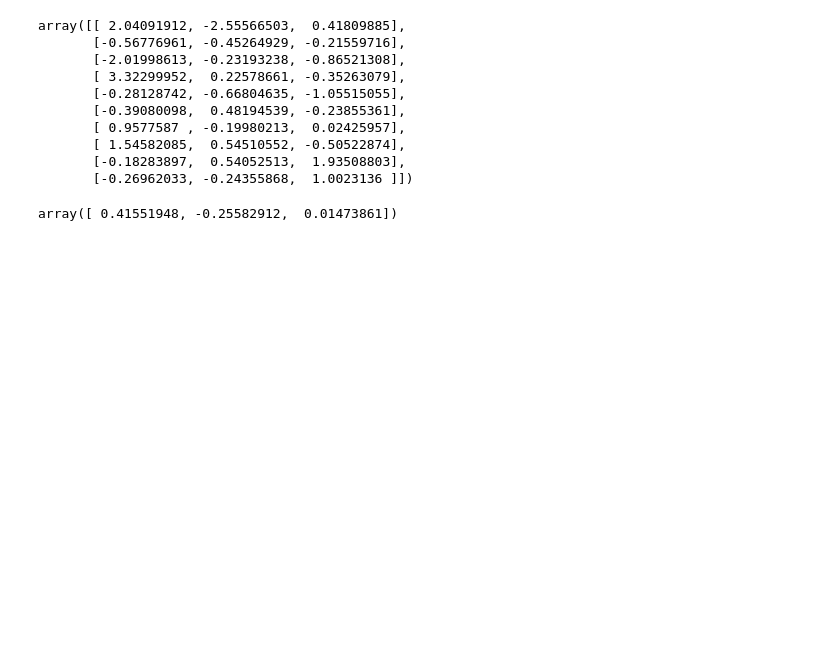
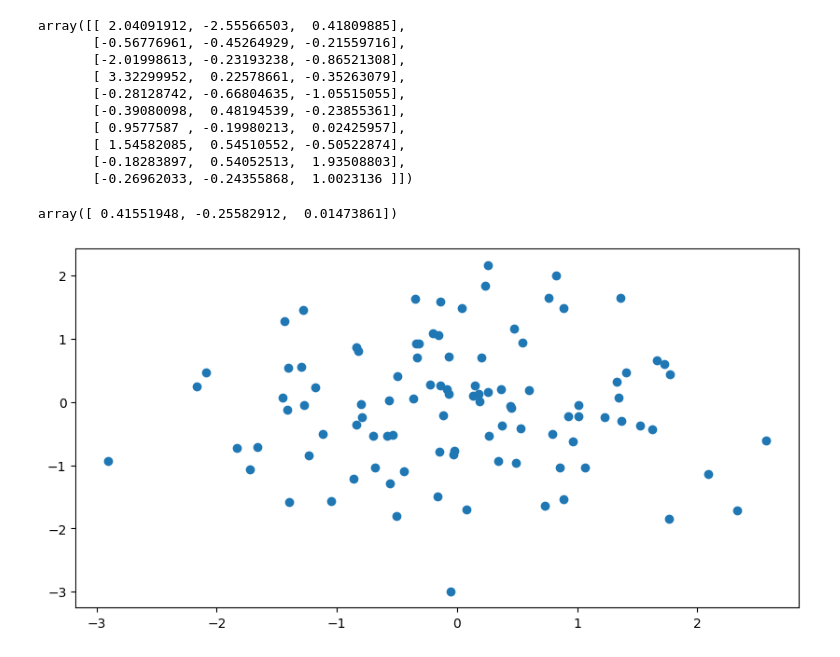
Before and after one commit to ltf1/statistical_learning_python, a Jupyter notebook: chapter_1.ipynb, the cells around one changed output. Saved outputs shown, nothing was run; the diff lists cells and outputs as text; code cells hidden in the pictures; blank space fills up the shorter version.

Commit message:
updates on graphics

```diff
--- a/chapter_1.ipynb
+++ b/chapter_1.ipynb
@@ -136,0 +139,7 @@ array([ 0.41551948, -0.25582912,  0.01473861])
+# %%
+fix, ax = subplots(figsize = (10, 5))
+x = rng.standard_normal(100)
+y = rng.standard_normal(100)
+ax.plot(x, y, "o", label='data');
+# %% [output]
+[figure, added]
```
Also changed, not shown: parts of 11 cells of this notebook, 1 other file.
